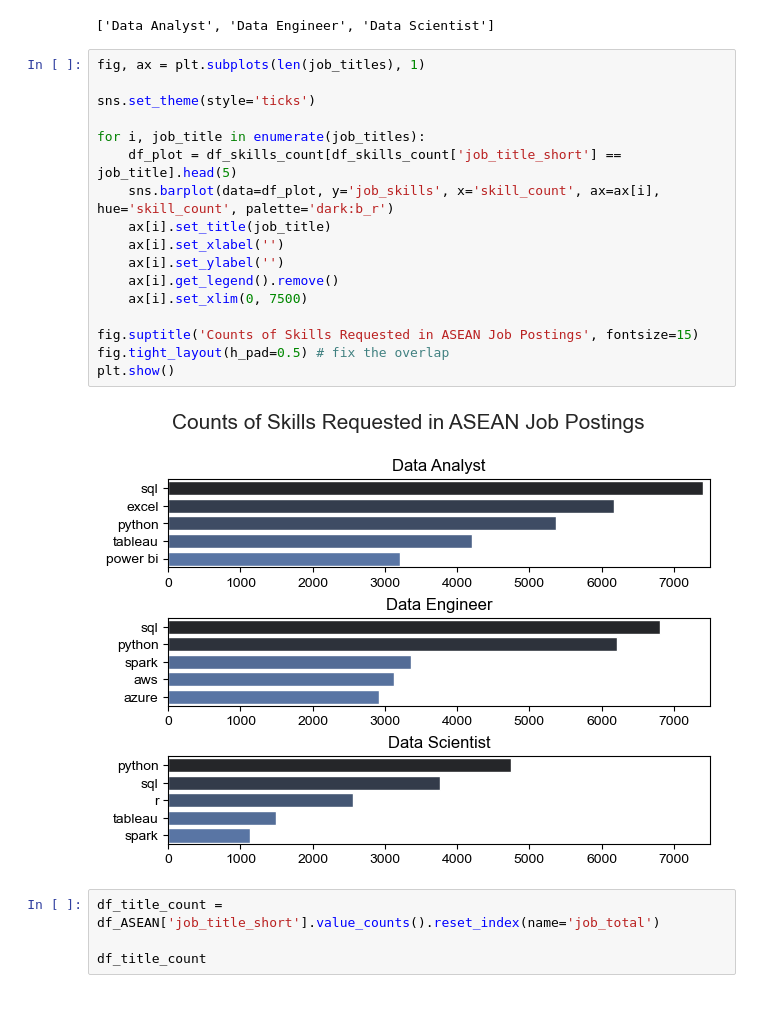
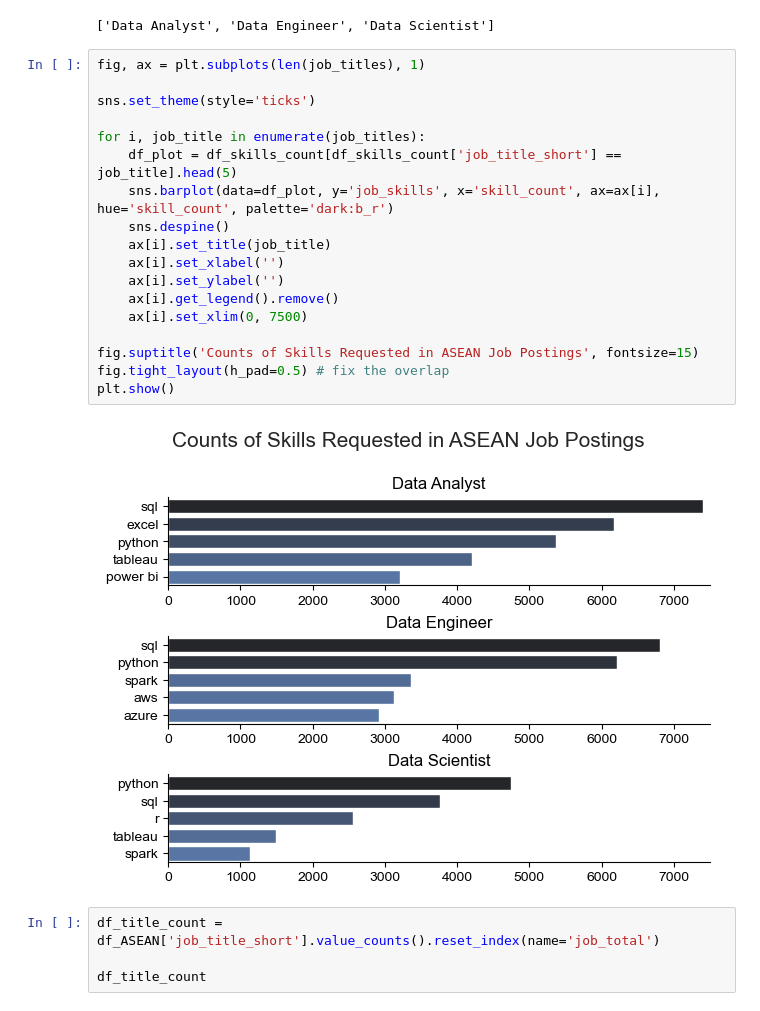
Before and after one commit to Victor-Nguyen-da-dev/Python-Portfolio-1, a Jupyter notebook: 3.Projects/2.Skills_Demand_ASEAN.ipynb, the cells around one changed output. Drawn from its saved outputs; the diff is of its cells as text.

```diff
--- a/3.Projects/2.Skills_Demand_ASEAN.ipynb
+++ b/3.Projects/2.Skills_Demand_ASEAN.ipynb
@@ -70,22 +70,23 @@ job_titles
 # %%
 fig, ax = plt.subplots(len(job_titles), 1)
 
 sns.set_theme(style='ticks')
 
 for i, job_title in enumerate(job_titles):
     df_plot = df_skills_count[df_skills_count['job_title_short'] == job_title].head(5)
     sns.barplot(data=df_plot, y='job_skills', x='skill_count', ax=ax[i], hue='skill_count', palette='dark:b_r')
+    sns.despine()
     ax[i].set_title(job_title)
     ax[i].set_xlabel('')
     ax[i].set_ylabel('')
     ax[i].get_legend().remove()
     ax[i].set_xlim(0, 7500)
 
 fig.suptitle('Counts of Skills Requested in ASEAN Job Postings', fontsize=15)
 fig.tight_layout(h_pad=0.5) # fix the overlap
 plt.show()
 # %% [output]
-[figure, old version]
+[figure, new version]
 # %%
 df_title_count = df_ASEAN['job_title_short'].value_counts().reset_index(name='job_total')
 
```
Also changed, not shown: parts of 1 cell of this notebook, 2 other files.
